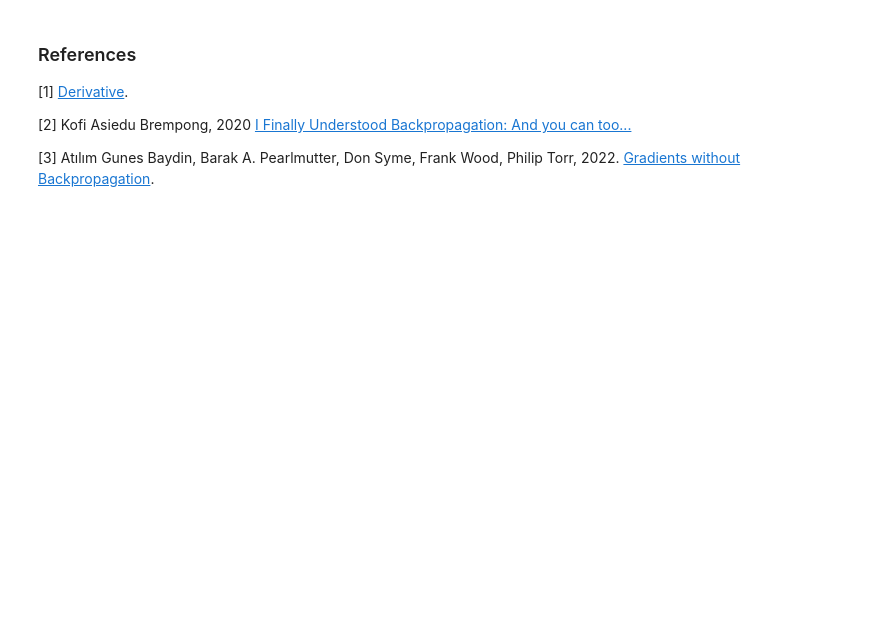
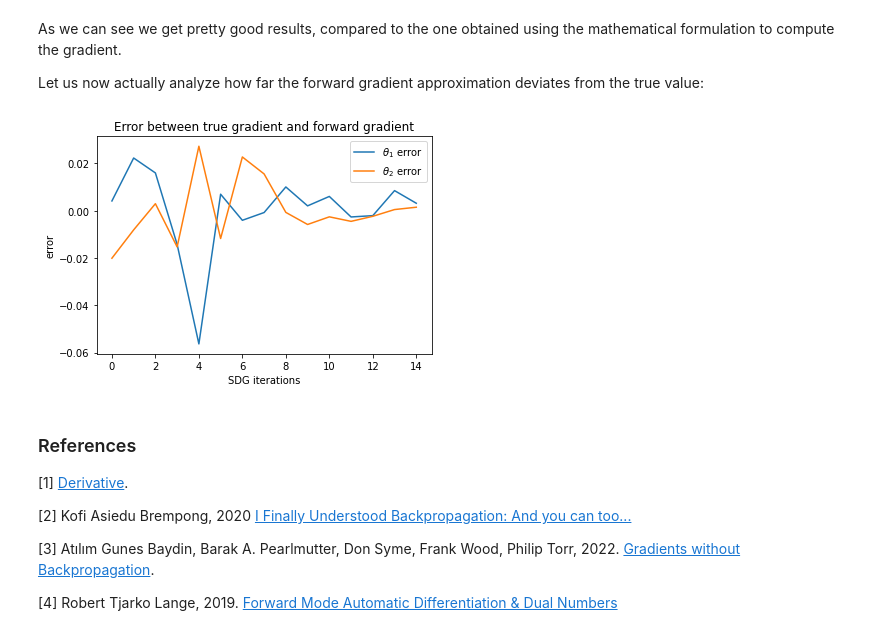
Before and after one commit to luigi-ga/GradientsWithoutBackpropagation, a Jupyter notebook: NN_Project.ipynb, the cells around one changed output. Saved outputs shown, nothing was run; the diff lists cells and outputs as text; code cells hidden in the pictures; blank space fills up the shorter version.

```diff
--- a/NN_Project.ipynb
+++ b/NN_Project.ipynb
@@ -230,0 +268,12 @@ This means that, in order to compute the gradients w.r.t. the parameters of the
+# %%
+def fwd_grad(obj_f, v, theta0):
+    # Define h (should be a small number)
+    h = 1e-10
+
+    # Compute ∇ᵥf(θ)
+    grad_v_f = ((obj_f(theta0 + h*v) - obj_f(theta0)) / h)
+
+    # Scale v with grad_f to compute g
+    g = grad_v_f.reshape(-1, 1) * v
+
+    return g
@@ -231,3 +383,18 @@ This means that, in order to compute the gradients w.r.t. the parameters of the
+# %% [markdown]
+As we can see we get pretty good results, compared to the one obtained using the mathematical formulation to compute the gradient.
+
+Let us now actually analyze how far the forward gradient approximation deviates from the true value:
+# %%
+plt.plot(grads[:,0]-fwd_grads[:,0], label=r'$\theta_1$ error')
+plt.plot(grads[:,1]-fwd_grads[:,1], label=r'$\theta_2$ error')
+
+plt.title(r"Error between true gradient and forward gradient")
+plt.xlabel(r'SDG iterations')
+plt.ylabel('error')
+plt.legend()
+plt.show()
+# %% [output]
+[figure, added]
 # %% [markdown]
 ### References
 
@@ -236,3 +403,5 @@ This means that, in order to compute the gradients w.r.t. the parameters of the
 [2] Kofi Asiedu Brempong, 2020 [I Finally Understood Backpropagation: And you can too...](https://towardsdatascience.com/i-finally-understood-backpropagation-and-you-can-too-44f7dd98ff52)
 
 [3] Atılım Gunes Baydin, Barak A. Pearlmutter, Don Syme, Frank Wood, Philip Torr, 2022. [Gradients without Backpropagation](https://arxiv.org/abs/2005.00817).
+
+[4] Robert Tjarko Lange, 2019. [Forward Mode Automatic Differentiation & Dual Numbers](https://roberttlange.github.io/posts/2019/08/blog-post-6/)
```
Also changed, not shown: parts of 19 cells of this notebook.
